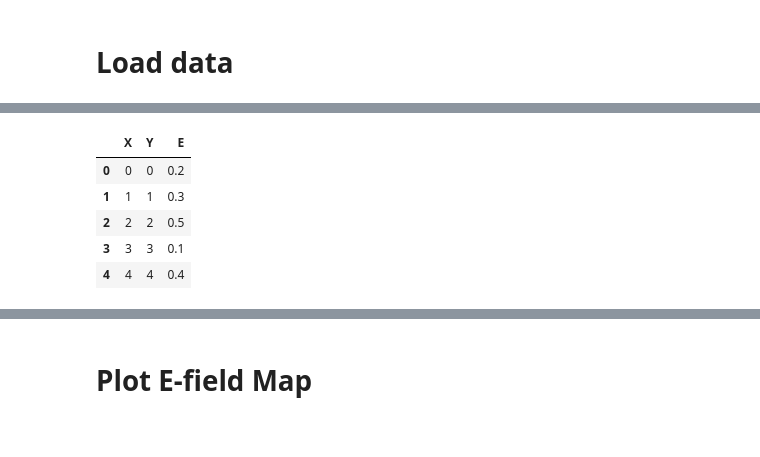
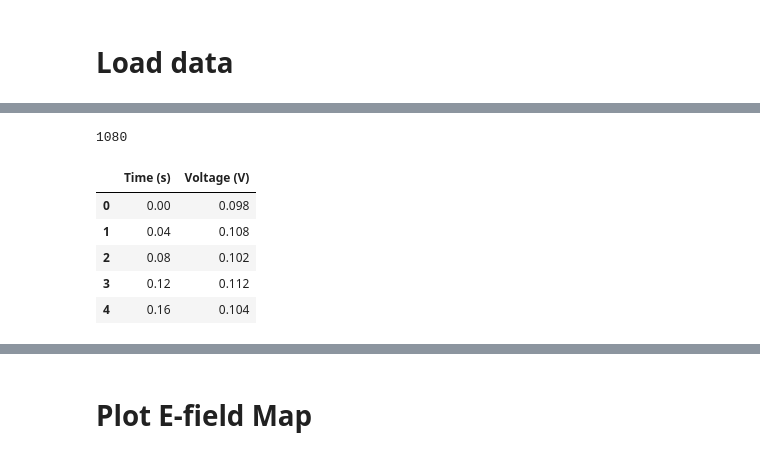
Before and after one commit to mLapatrie/TMS, a Jupyter notebook: data_processing/plot_Efield_map.ipynb, the cells around one changed output, grey strips where cells are left out. Drawn from its saved outputs; the diff is of its cells as text; code cells hidden in the pictures.

Commit message:
Data collection script and db/dt heatmap

```diff
--- a/data_processing/plot_Efield_map.ipynb
+++ b/data_processing/plot_Efield_map.ipynb
@@ -7,10 +11,19 @@ import matplotlib.pyplot as plt
 # %% [markdown]
 # Load data
 # %%
-user_local_dir = "/mnt/d/" # "mnt/c/Users/nguye"
+user_local_dir = "/home/maxence/dev/hardware/TMS/data_processing" # Change this to your local directory
+
+components = ["x", "y", "z"]
 
 # Data directory
-data_folder_dir = os.path.join(user_local_dir, "Documents/Data/TMS_Data")
-data_file_dir = os.path.join(data_folder_dir, "DummyData_E.csv")
-print(data_file_dir)
+rows = ["A", "B", "C", "D", "E", "F", "G", "H"]
+data_folder_dir = os.path.join(user_local_dir, f"waveforms")
+data_file_paths = [os.path.join(data_folder_dir, f"{component}_component/waveform_{r}{c}_{i}.csv") for component in components for r in rows for c in range(1, 16) for i in range(1, 4)]
+print(data_file_paths)
+print(f"Data file paths: {data_file_paths}")
+
+# Output directory
+output_folder_dir = os.path.join(user_local_dir, "waveforms/plots")
+os.makedirs(output_folder_dir, exist_ok=True)
+print(f"Output folder directory: {output_folder_dir}")
 # %% [output]
@@ -18,10 +33,12 @@ print(data_file_dir)
 # %%
-data = pd.read_csv(data_file_dir)
-data.head()
+data_csv = [pd.read_csv(data_file_dir) for data_file_dir in data_file_paths]
+print(len(data_csv))
+data_csv[0].head()
 # %% [output]
+1080
-|  | X | Y | E |
-| 0 | 0 | 0 | 0.2 |
-| 1 | 1 | 1 | 0.3 |
-| 2 | 2 | 2 | 0.5 |
-| 3 | 3 | 3 | 0.1 |
-| 4 | 4 | 4 | 0.4 |
+|  | Time (s) | Voltage (V) |
+| 0 | 0.00 | 0.098 |
+| 1 | 0.04 | 0.108 |
+| 2 | 0.08 | 0.102 |
+| 3 | 0.12 | 0.112 |
+| 4 | 0.16 | 0.104 |
```
Also changed, not shown: parts of 10 cells of this notebook, 3 other files.
